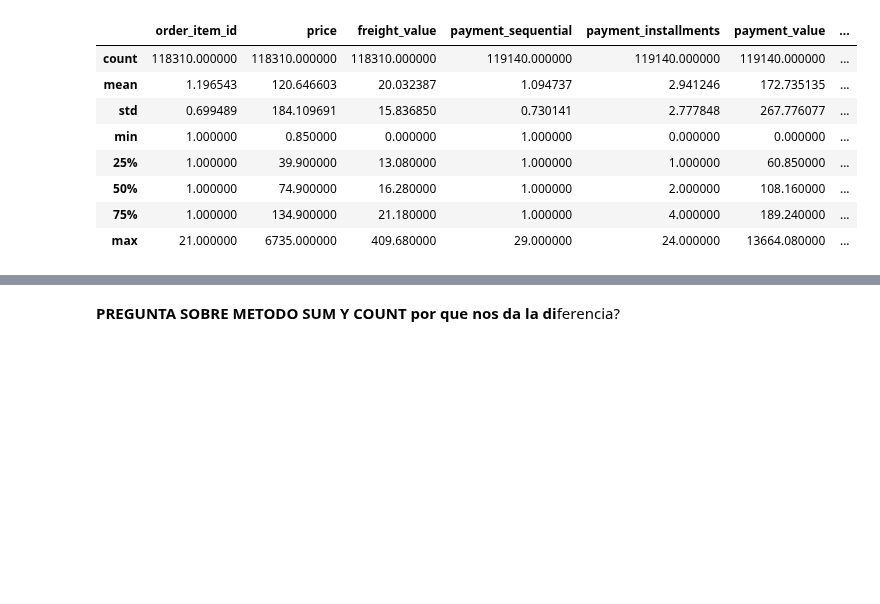
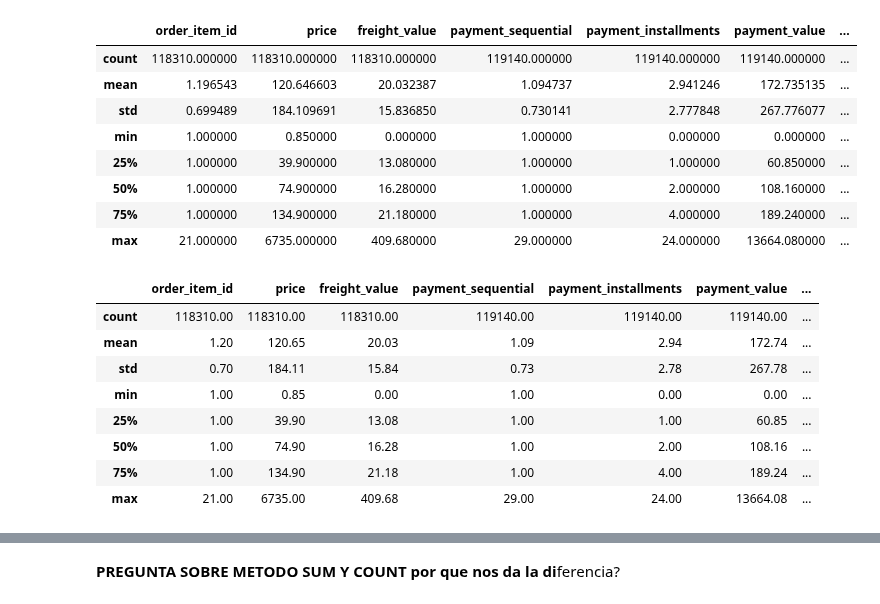
Before and after one commit to fabizap/Olist, a Jupyter notebook: Actividad_Integradora_Final.ipynb, the cells around one changed output, grey strips where cells are left out. Drawn from its saved outputs; the diff is of its cells as text; code cells hidden in the pictures; blank space fills up the shorter version.

```diff
--- a/Actividad_Integradora_Final.ipynb
+++ b/Actividad_Integradora_Final.ipynb
@@ -196,6 +197,20 @@ df_merged.describe()
 | 50% | 1.000000 | 74.900000 | 16.280000 | 1.000000 | 2.000000 | 108.160000 | ... |
 | 75% | 1.000000 | 134.900000 | 21.180000 | 1.000000 | 4.000000 | 189.240000 | ... |
 | max | 21.000000 | 6735.000000 | 409.680000 | 29.000000 | 24.000000 | 13664.080000 | ... |
+# %%
+pd.options.display.float_format = '{:.2f}'.format #coloca 2 decimales
+# %%
+df_merged.describe()
+# %% [output]
+|  | order_item_id | price | freight_value | payment_sequential | payment_installments | payment_value | ... |
+| count | 118310.00 | 118310.00 | 118310.00 | 119140.00 | 119140.00 | 119140.00 | ... |
+| mean | 1.20 | 120.65 | 20.03 | 1.09 | 2.94 | 172.74 | ... |
+| std | 0.70 | 184.11 | 15.84 | 0.73 | 2.78 | 267.78 | ... |
+| min | 1.00 | 0.85 | 0.00 | 1.00 | 0.00 | 0.00 | ... |
+| 25% | 1.00 | 39.90 | 13.08 | 1.00 | 1.00 | 60.85 | ... |
+| 50% | 1.00 | 74.90 | 16.28 | 1.00 | 2.00 | 108.16 | ... |
+| 75% | 1.00 | 134.90 | 21.18 | 1.00 | 4.00 | 189.24 | ... |
+| max | 21.00 | 6735.00 | 409.68 | 29.00 | 24.00 | 13664.08 | ... |
 # %%
 df_merged.describe(include='object')
 # %% [output]
```
Also changed, not shown: parts of 2 cells of this notebook.
